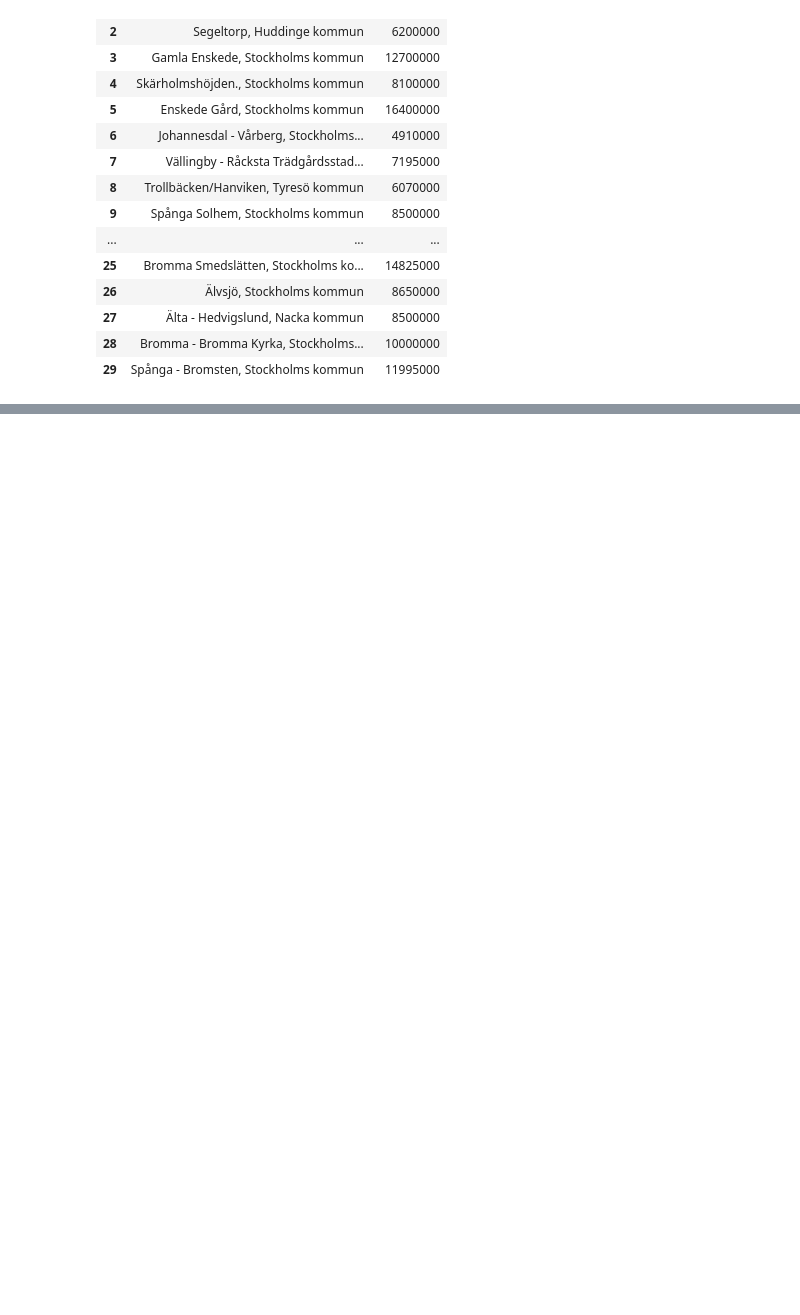
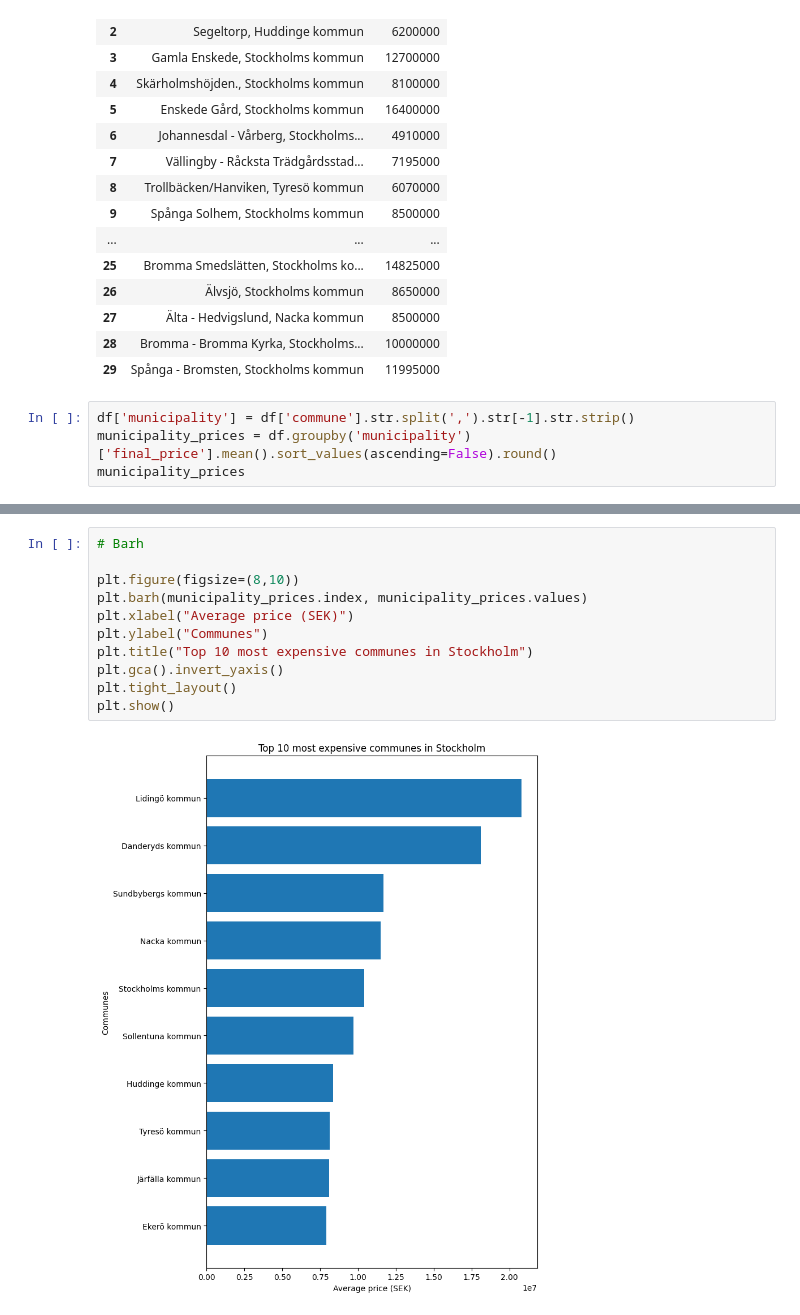
Before and after one commit to AndresTrujillo1811-bit/data-pipeline-for-ml_examensarbete, a Jupyter notebook: storytelling_house_price/storytelling.ipynb, the cells around one changed output, grey strips where cells are left out. Drawn from its saved outputs; the diff is of its cells as text; blank space fills up the shorter version.

```diff
--- a/storytelling_house_price/storytelling.ipynb
+++ b/storytelling_house_price/storytelling.ipynb
@@ -88,3 +91,7 @@ commune_prices.head(30)
 | 27 | Älta - Hedvigslund, Nacka kommun | 8500000 |
 | 28 | Bromma - Bromma Kyrka, Stockholms... | 10000000 |
 | 29 | Spånga - Bromsten, Stockholms kommun | 11995000 |
+# %%
+df['municipality'] = df['commune'].str.split(',').str[-1].str.strip()
+municipality_prices = df.groupby('municipality')['final_price'].mean().sort_values(ascending=False).round()
+municipality_prices
@@ -90,0 +125,13 @@ commune_prices.head(30)
+# %%
+# Barh
+
+plt.figure(figsize=(8,10))
+plt.barh(municipality_prices.index, municipality_prices.values)
+plt.xlabel("Average price (SEK)")
+plt.ylabel("Communes")
+plt.title("Top 10 most expensive communes in Stockholm")
+plt.gca().invert_yaxis()
+plt.tight_layout()
+plt.show()
+# %% [output]
+[figure, added]
```
Also changed, not shown: parts of 4 cells of this notebook, 6 other files.
